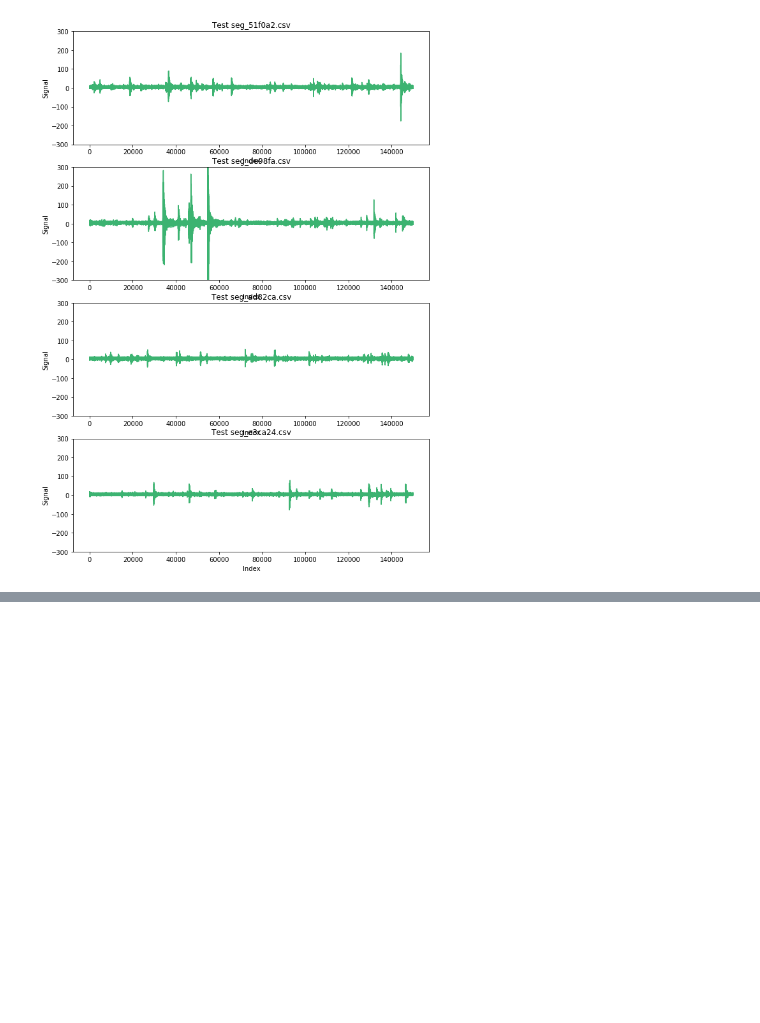
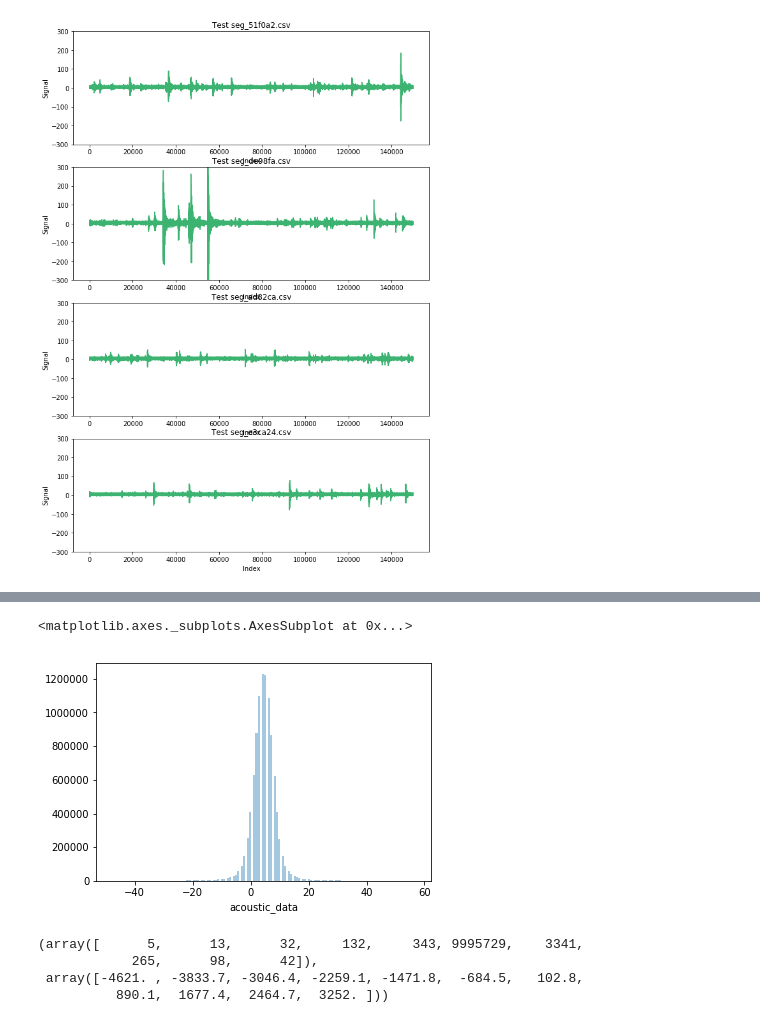
Before and after one commit to sbussmann/earthquake-prediction, a Jupyter notebook: notebooks/1.0-rsb-initial-data-exploration.ipynb, the cells around one changed output, grey strips where cells are left out. Drawn from its saved outputs; the diff is of its cells as text; code cells hidden in the pictures; blank space fills up the shorter version.

```diff
--- a/notebooks/1.0-rsb-initial-data-exploration.ipynb
+++ b/notebooks/1.0-rsb-initial-data-exploration.ipynb
@@ -91,0 +106,16 @@ for n in range(4):
+# %%
+low = train["acoustic_data"].mean() - 3 * train["acoustic_data"].std()
+high = train["acoustic_data"].mean() + 3 * train["acoustic_data"].std()
+# %%
+index = (train["acoustic_data"] > low) & (train["acoustic_data"] < high)
+sns.distplot(train.loc[index, "acoustic_data"], kde=False, bins=150)
+# %% [output]
+<matplotlib.axes._subplots.AxesSubplot at 0x...>
+[figure, added]
+# %%
+np.histogram(train["acoustic_data"])
+# %% [output]
+(array([      5,      13,      32,     132,     343, 9995729,    3341,
+            265,      98,      42]),
+ array([-4621. , -3833.7, -3046.4, -2259.1, -1471.8,  -684.5,   102.8,
+          890.1,  1677.4,  2464.7,  3252. ]))
```
Also changed, not shown: parts of 7 cells of this notebook.
